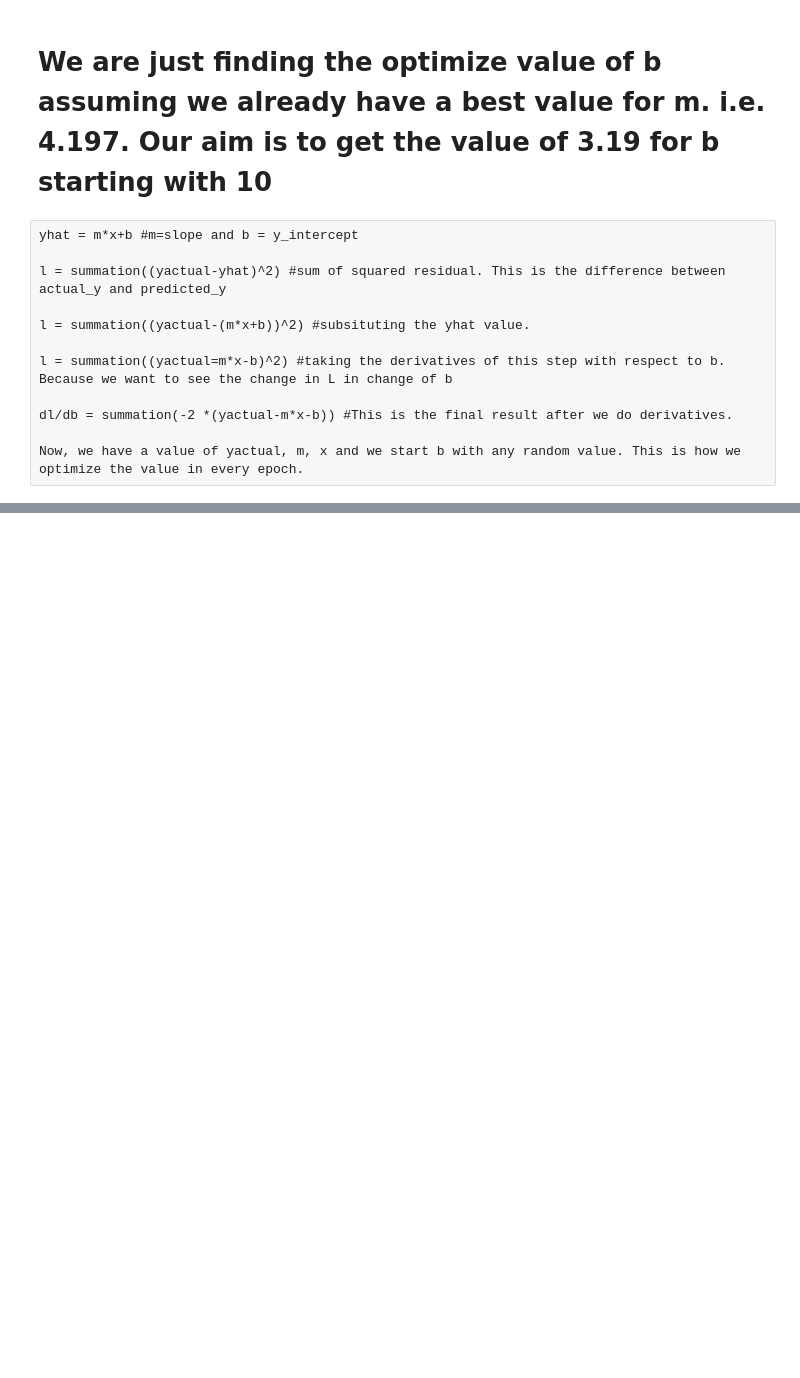
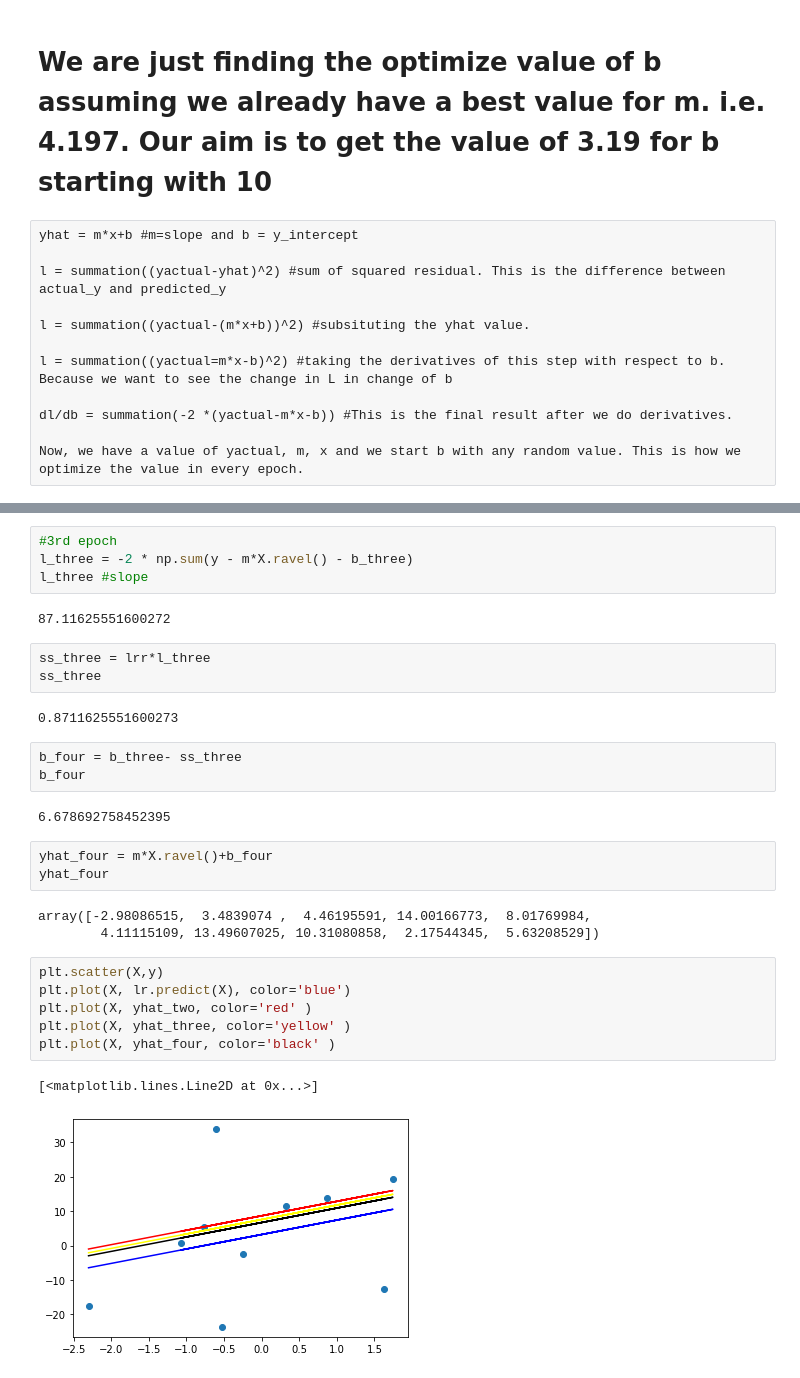
Before and after one commit to Shreejan-git/machine_learning_sklearn, a Jupyter notebook: GradientDescent_mathematical_formulation.ipynb, the cells around one changed output, grey strips where cells are left out. Cells and saved outputs as stored; diff of their text form; blank space fills up the shorter version.

```diff
--- a/GradientDescent_mathematical_formulation.ipynb
+++ b/GradientDescent_mathematical_formulation.ipynb
@@ -144,0 +114,31 @@ plt.plot(X,yhat_t,color='yellow')
+# %%
+#3rd epoch
+l_three = -2 * np.sum(y - m*X.ravel() - b_three)
+l_three #slope
+# %% [output]
+87.11625551600272
+# %%
+ss_three = lrr*l_three
+ss_three
+# %% [output]
+0.8711625551600273
+# %%
+b_four = b_three- ss_three
+b_four
+# %% [output]
+6.678692758452395
+# %%
+yhat_four = m*X.ravel()+b_four
+yhat_four
+# %% [output]
+array([-2.98086515,  3.4839074 ,  4.46195591, 14.00166773,  8.01769984,
+        4.11115109, 13.49607025, 10.31080858,  2.17544345,  5.63208529])
+# %%
+plt.scatter(X,y)
+plt.plot(X, lr.predict(X), color='blue')
+plt.plot(X, yhat_two, color='red' )
+plt.plot(X, yhat_three, color='yellow' )
+plt.plot(X, yhat_four, color='black' )
+# %% [output]
+[<matplotlib.lines.Line2D at 0x...>]
+[figure, added]
```
Also changed, not shown: parts of 35 cells of this notebook.
